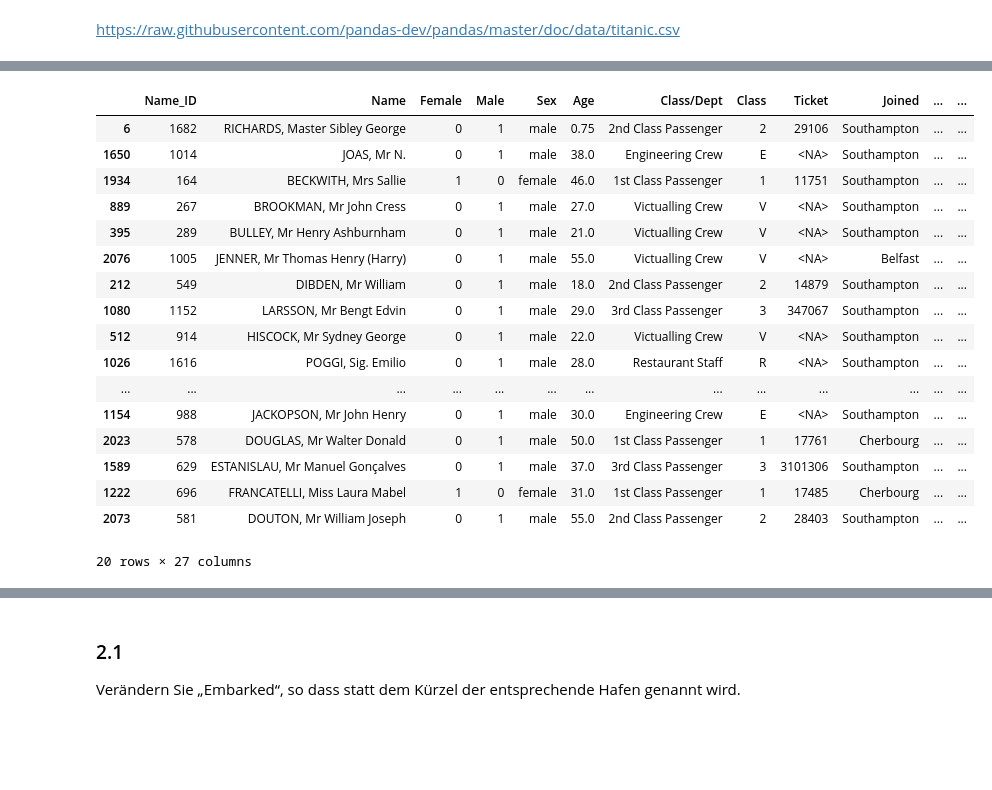
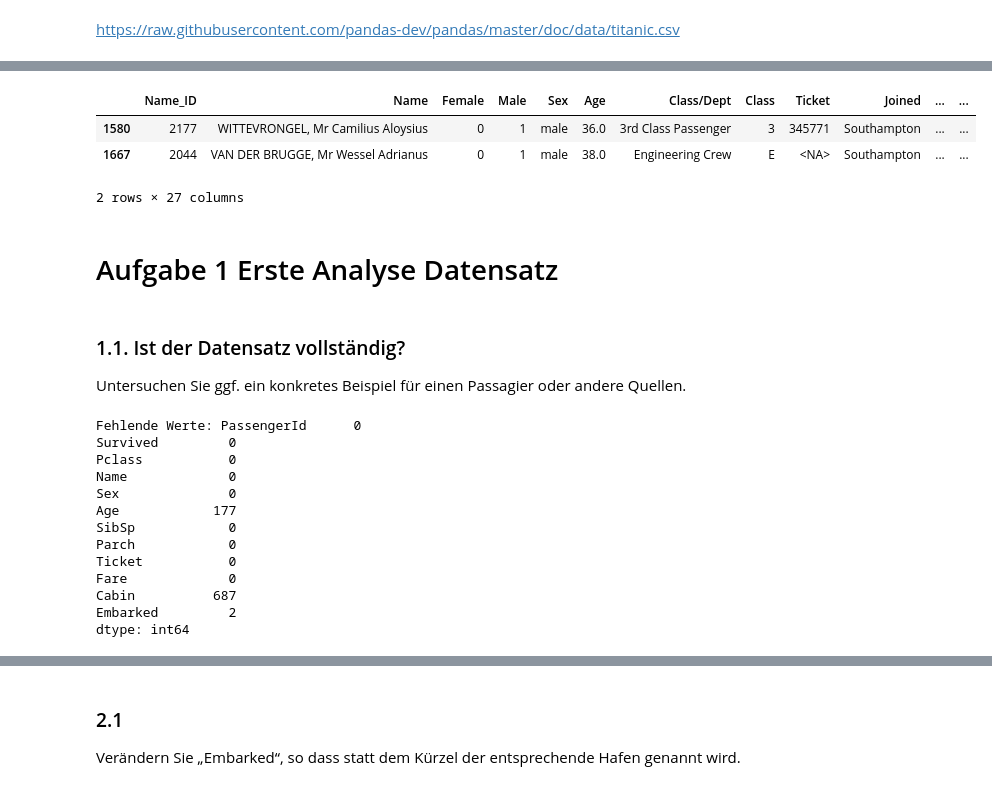
Before and after one commit to OOS-Team/DsKi_DataPreparation, a Jupyter notebook: Aufgabe2_1_2_3.ipynb, the cells around one changed output, grey strips where cells are left out. Saved outputs shown, nothing was run; the diff lists cells and outputs as text; code cells hidden in the pictures; blank space fills up the shorter version.

Commit message:
Komplette Aufgaben Kap2 Aufgaben 1-3

```diff
--- a/Aufgabe2_1_2_3.ipynb
+++ b/Aufgabe2_1_2_3.ipynb
@@ -37,29 +37,42 @@ t.sample(10)
 # %%
 url = 'https://hbiostat.org/data/repo/titanic5.xlsx'
 file = 'data/titanic_original.pickle' # Damit es local gespeichert wird
 
 if os.path.exists(file):
     t2 = pd.read_pickle(file)
 else:
     t2 = pd.read_excel(url, sheet_name='Titanic5_all', dtype_backend='numpy_nullable')
     t2.to_pickle(file)
-t2.sample(20)
+t2.sample(2)
 # %% [output]
 |  | Name_ID | Name | Female | Male | Sex | Age | Class/Dept | Class | Ticket | Joined | ... | ... |
-| 6 | 1682 | RICHARDS, Master Sibley George | 0 | 1 | male | 0.75 | 2nd Class Passenger | 2 | 29106 | Southampton | ... | ... |
-| 1650 | 1014 | JOAS, Mr N. | 0 | 1 | male | 38.0 | Engineering Crew | E | <NA> | Southampton | ... | ... |
-| 1934 | 164 | BECKWITH, Mrs Sallie | 1 | 0 | female | 46.0 | 1st Class Passenger | 1 | 11751 | Southampton | ... | ... |
-| 889 | 267 | BROOKMAN, Mr John Cress | 0 | 1 | male | 27.0 | Victualling Crew | V | <NA> | Southampton | ... | ... |
-| 395 | 289 | BULLEY, Mr Henry Ashburnham | 0 | 1 | male | 21.0 | Victualling Crew | V | <NA> | Southampton | ... | ... |
-| 2076 | 1005 | JENNER, Mr Thomas Henry (Harry) | 0 | 1 | male | 55.0 | Victualling Crew | V | <NA> | Belfast | ... | ... |
-| 212 | 549 | DIBDEN, Mr William | 0 | 1 | male | 18.0 | 2nd Class Passenger | 2 | 14879 | Southampton | ... | ... |
-| 1080 | 1152 | LARSSON, Mr Bengt Edvin | 0 | 1 | male | 29.0 | 3rd Class Passenger | 3 | 347067 | Southampton | ... | ... |
-| 512 | 914 | HISCOCK, Mr Sydney George | 0 | 1 | male | 22.0 | Victualling Crew | V | <NA> | Southampton | ... | ... |
-| 1026 | 1616 | POGGI, Sig. Emilio | 0 | 1 | male | 28.0 | Restaurant Staff | R | <NA> | Southampton | ... | ... |
-| ... | ... | ... | ... | ... | ... | ... | ... | ... | ... | ... | ... | ... |
-| 1154 | 988 | JACKOPSON, Mr John Henry | 0 | 1 | male | 30.0 | Engineering Crew | E | <NA> | Southampton | ... | ... |
-| 2023 | 578 | DOUGLAS, Mr Walter Donald | 0 | 1 | male | 50.0 | 1st Class Passenger | 1 | 17761 | Cherbourg | ... | ... |
-| 1589 | 629 | ESTANISLAU, Mr Manuel Gonçalves | 0 | 1 | male | 37.0 | 3rd Class Passenger | 3 | 3101306 | Southampton | ... | ... |
-| 1222 | 696 | FRANCATELLI, Miss Laura Mabel | 1 | 0 | female | 31.0 | 1st Class Passenger | 1 | 17485 | Cherbourg | ... | ... |
-| 2073 | 581 | DOUTON, Mr William Joseph | 0 | 1 | male | 55.0 | 2nd Class Passenger | 2 | 28403 | Southampton | ... | ... |
+| 1580 | 2177 | WITTEVRONGEL, Mr Camilius Aloysius | 0 | 1 | male | 36.0 | 3rd Class Passenger | 3 | 345771 | Southampton | ... | ... |
+| 1667 | 2044 | VAN DER BRUGGE, Mr Wessel Adrianus | 0 | 1 | male | 38.0 | Engineering Crew | E | <NA> | Southampton | ... | ... |
-20 rows × 27 columns
+2 rows × 27 columns
+# %% [markdown]
+# Aufgabe 1 Erste Analyse Datensatz
+# %% [markdown]
+### 1.1. Ist der Datensatz vollständig?
+Untersuchen Sie ggf. ein konkretes Beispiel für einen Passagier oder andere Quellen.
+# %%
+# Zählen der fehlenden Werte in jeder Spalte
+missing_values = t.isnull().sum()
+
+# Zählen der NaN Werte
+nan_values = t.isna().sum()
+
+print(f'Fehlende Werte: {missing_values}')
+# %% [output]
+Fehlende Werte: PassengerId      0
+Survived         0
+Pclass           0
+Name             0
+Sex              0
+Age            177
+SibSp            0
+Parch            0
+Ticket           0
+Fare             0
+Cabin          687
+Embarked         2
+dtype: int64
```
Also changed, not shown: parts of 32 cells of this notebook.
